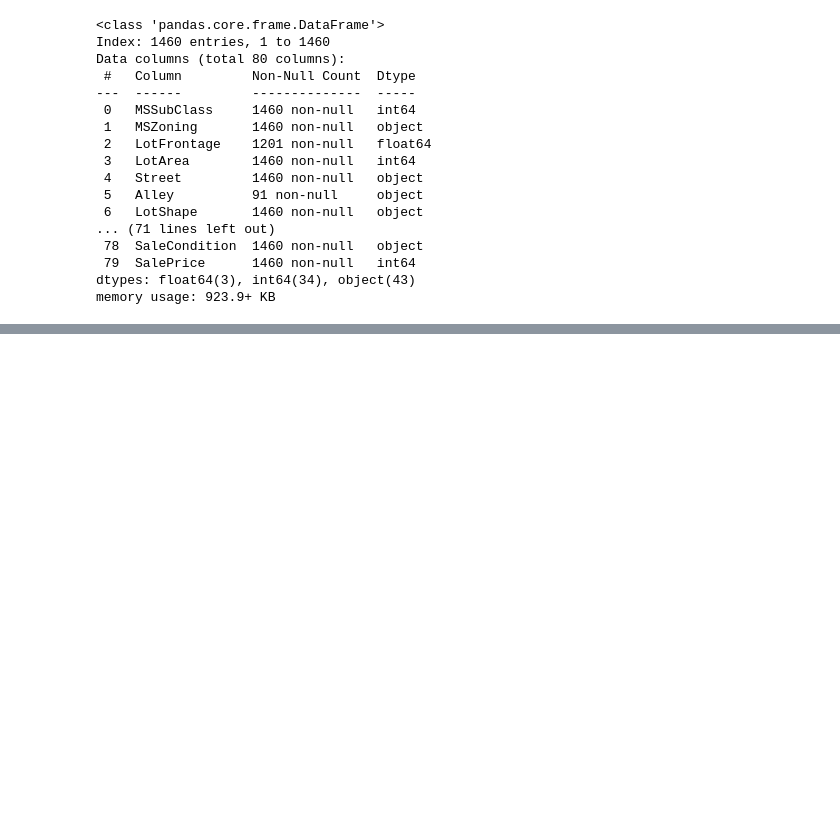
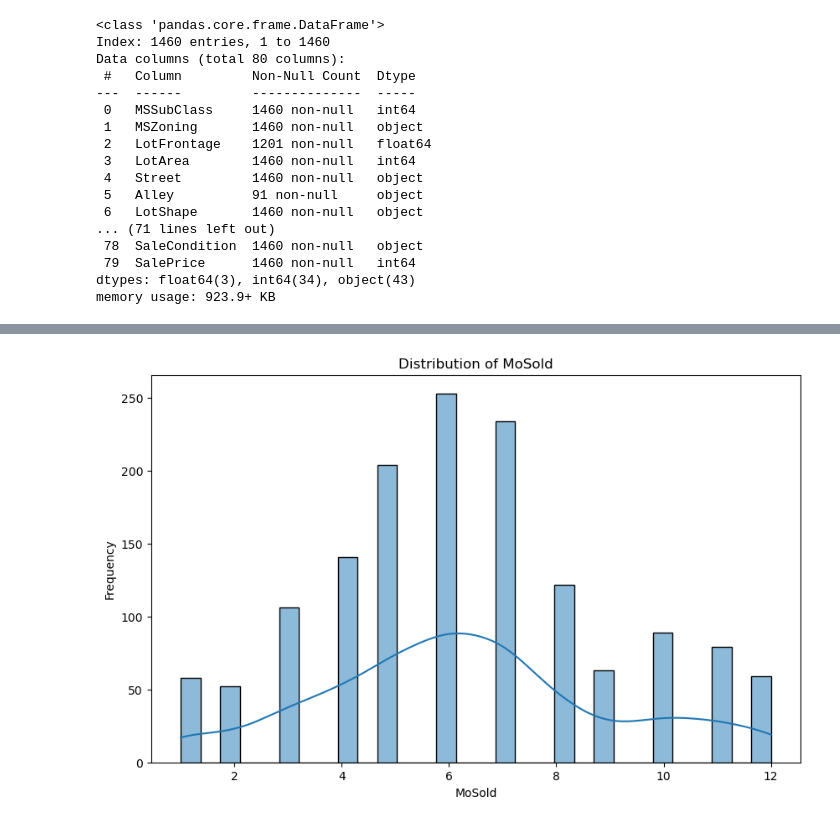
Before and after one commit to Samuel-engineer/simple_to_advanced-Regression, a Jupyter notebook: Notebook.ipynb, the cells around one changed output, grey strips where cells are left out. Saved outputs shown, nothing was run; the diff lists cells and outputs as text; code cells hidden in the pictures; blank space fills up the shorter version.

```diff
--- a/Notebook.ipynb
+++ b/Notebook.ipynb
@@ -42,0 +378,4 @@ memory usage: 923.9+ KB
+# %%
+plot_feature_distribution(data_train, 'MoSold')
+# %% [output]
+[figure, added]
```
Also changed, not shown: parts of 117 cells of this notebook, 3 other files.
